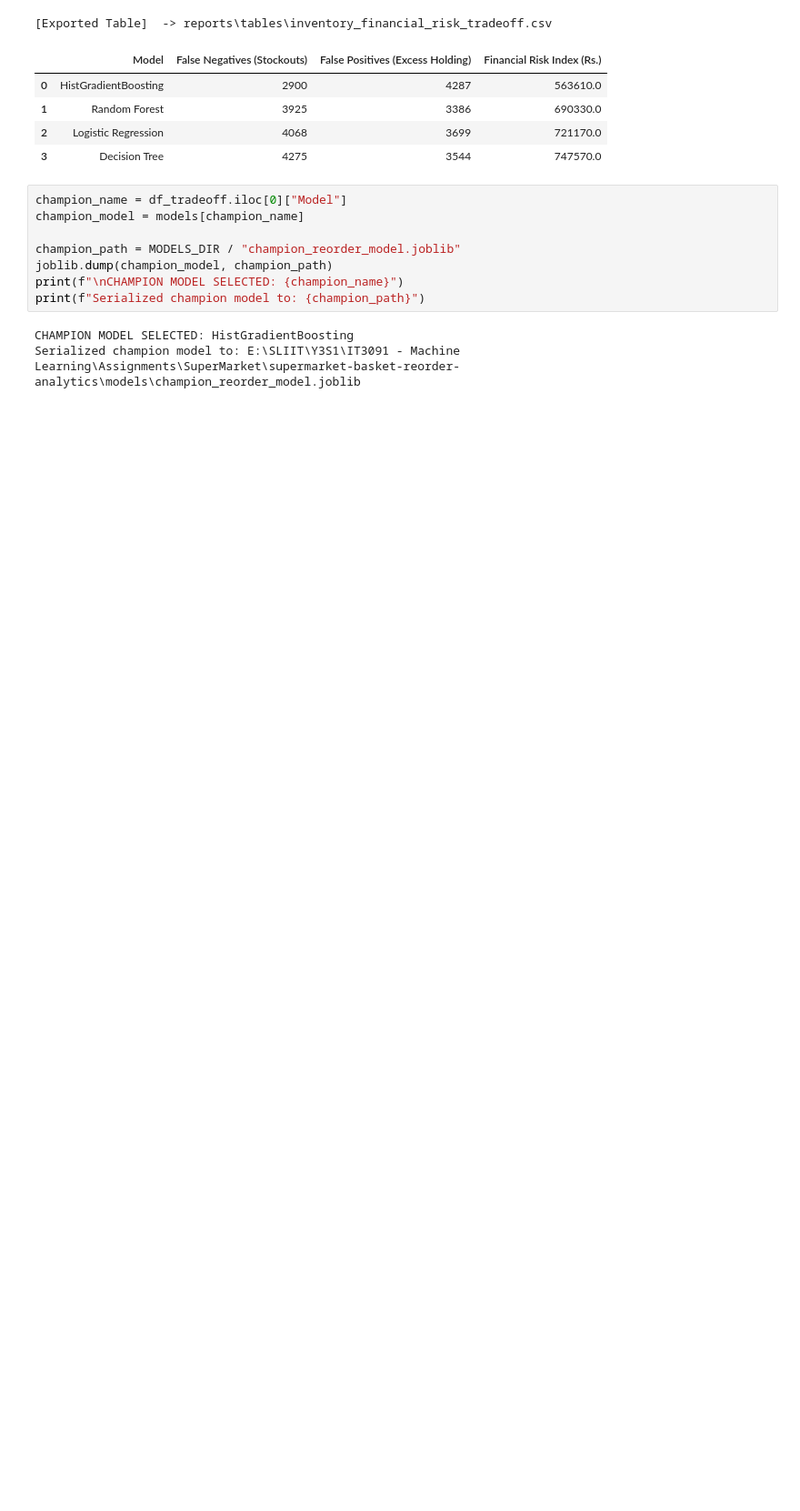
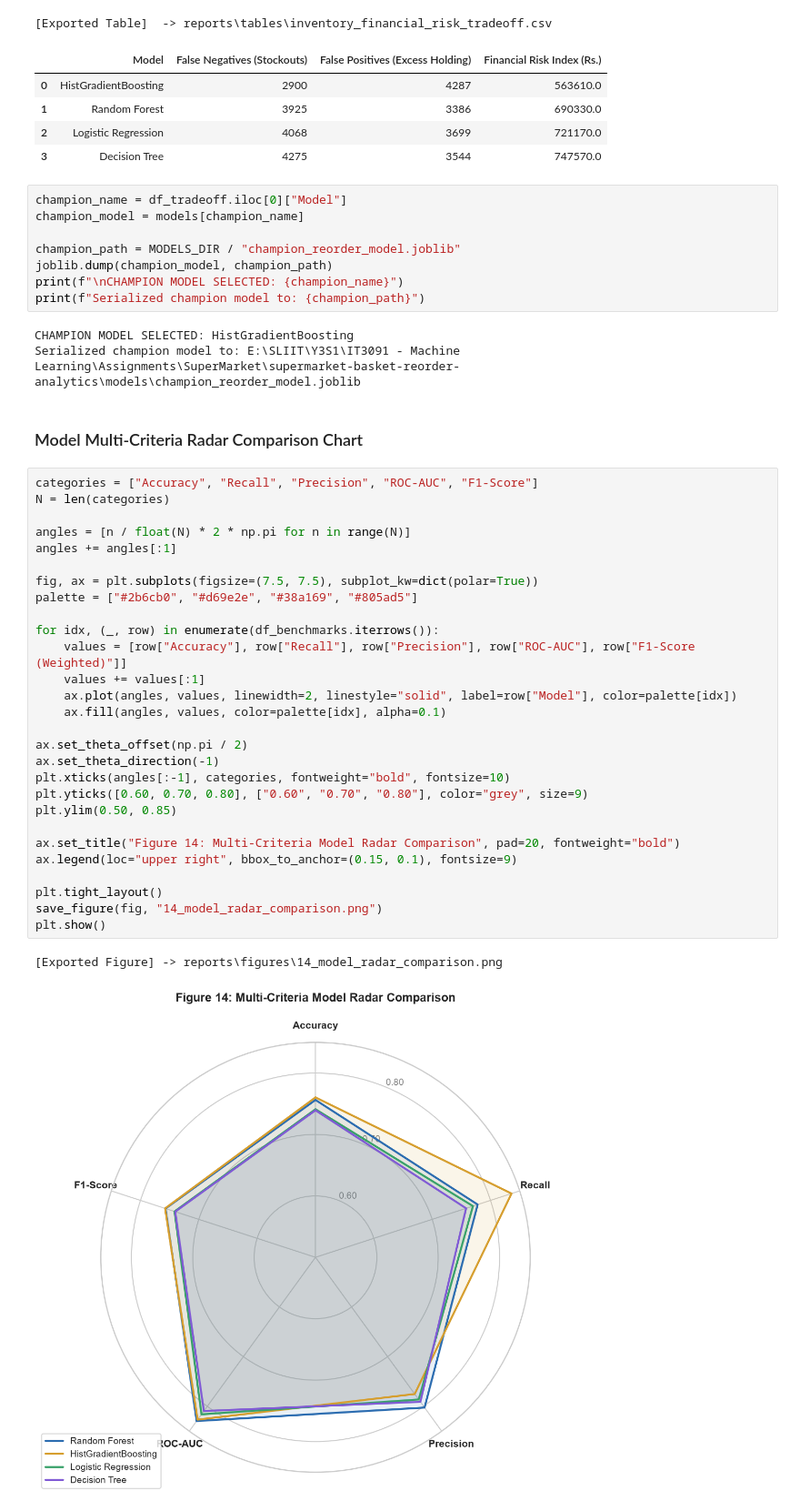
Before and after one commit to Chathuka-Pehesara/supermarket-basket-reorder-analytics, a Jupyter notebook: notebooks/04_stakeholder_validation.ipynb, the cells around one changed output. Shown at 91% size. Saved outputs shown, nothing was run; the diff lists cells and outputs as text; blank space fills up the shorter version.

```diff
--- a/notebooks/04_stakeholder_validation.ipynb
+++ b/notebooks/04_stakeholder_validation.ipynb
@@ -308,3 +308,36 @@ print(f"Serialized champion model to: {champion_path}")
 # %% [output]
 CHAMPION MODEL SELECTED: HistGradientBoosting
 Serialized champion model to: E:\SLIIT\Y3S1\IT3091 - Machine Learning\Assignments\SuperMarket\supermarket-basket-reorder-analytics\models\champion_reorder_model.joblib
+# %% [markdown]
+### Model Multi-Criteria Radar Comparison Chart
+# %%
+categories = ["Accuracy", "Recall", "Precision", "ROC-AUC", "F1-Score"]
+N = len(categories)
+
+angles = [n / float(N) * 2 * np.pi for n in range(N)]
+angles += angles[:1]
+
+fig, ax = plt.subplots(figsize=(7.5, 7.5), subplot_kw=dict(polar=True))
+palette = ["#2b6cb0", "#d69e2e", "#38a169", "#805ad5"]
+
+for idx, (_, row) in enumerate(df_benchmarks.iterrows()):
+    values = [row["Accuracy"], row["Recall"], row["Precision"], row["ROC-AUC"], row["F1-Score (Weighted)"]]
+    values += values[:1]
+    ax.plot(angles, values, linewidth=2, linestyle="solid", label=row["Model"], color=palette[idx])
+    ax.fill(angles, values, color=palette[idx], alpha=0.1)
+
+ax.set_theta_offset(np.pi / 2)
+ax.set_theta_direction(-1)
+plt.xticks(angles[:-1], categories, fontweight="bold", fontsize=10)
+plt.yticks([0.60, 0.70, 0.80], ["0.60", "0.70", "0.80"], color="grey", size=9)
+plt.ylim(0.50, 0.85)
+
+ax.set_title("Figure 14: Multi-Criteria Model Radar Comparison", pad=20, fontweight="bold")
+ax.legend(loc="upper right", bbox_to_anchor=(0.15, 0.1), fontsize=9)
+
+plt.tight_layout()
+save_figure(fig, "14_model_radar_comparison.png")
+plt.show()
+# %% [output]
+[Exported Figure] -> reports\figures\14_model_radar_comparison.png
+[figure, added]
```
